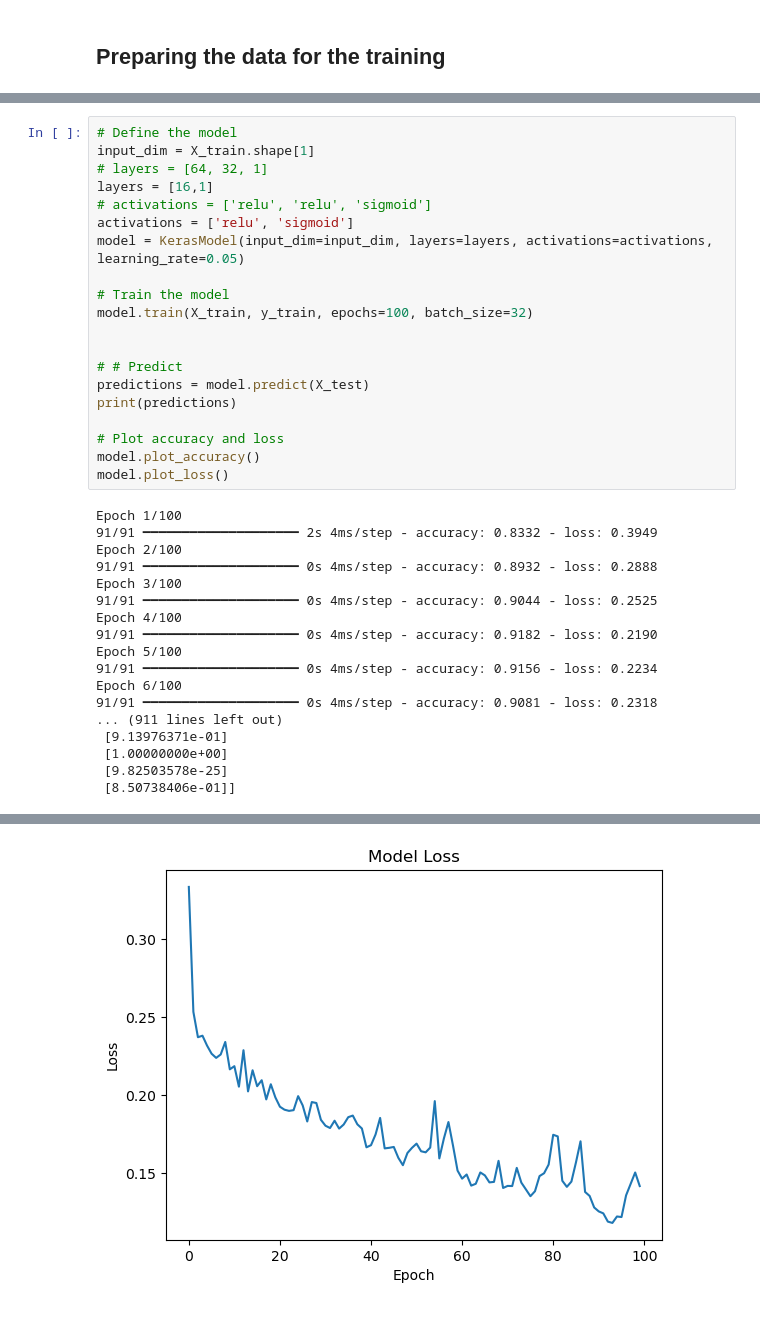
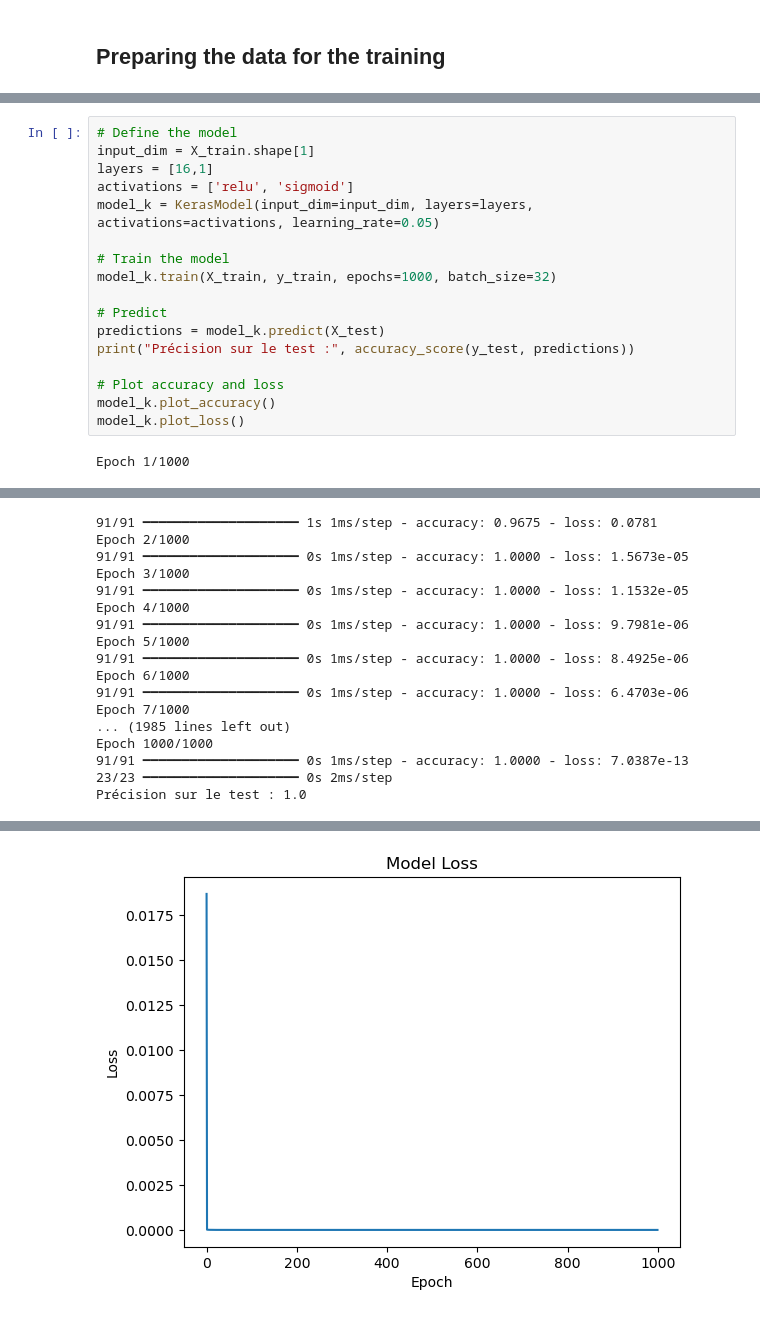
Before and after one commit to Feinst69/ANN-playground, a Jupyter notebook: model_test.ipynb, the cells around one changed output, grey strips where cells are left out. Saved outputs shown, nothing was run; the diff lists cells and outputs as text.

```diff
--- a/model_test.ipynb
+++ b/model_test.ipynb
@@ -65,38 +105,19 @@ X_train, X_test, y_train, y_test = train_test_split(X, y, test_size=0.2, random_
 # %%
 # Define the model
 input_dim = X_train.shape[1]
-# layers = [64, 32, 1]
 layers = [16,1]
-# activations = ['relu', 'relu', 'sigmoid']
 activations = ['relu', 'sigmoid']
-model = KerasModel(input_dim=input_dim, layers=layers, activations=activations, learning_rate=0.05)
+model_k = KerasModel(input_dim=input_dim, layers=layers, activations=activations, learning_rate=0.05)
 
 # Train the model
-model.train(X_train, y_train, epochs=100, batch_size=32)
+model_k.train(X_train, y_train, epochs=1000, batch_size=32)
 
-
-# # Predict
-predictions = model.predict(X_test)
-print(predictions)
+# Predict
+predictions = model_k.predict(X_test)
+print("Précision sur le test :", accuracy_score(y_test, predictions))
 
 # Plot accuracy and loss
-model.plot_accuracy()
-model.plot_loss()
+model_k.plot_accuracy()
+model_k.plot_loss()
 # %% [output]
-Epoch 1/100
-91/91 ━━━━━━━━━━━━━━━━━━━━ 2s 4ms/step - accuracy: 0.8332 - loss: 0.3949
-Epoch 2/100
-91/91 ━━━━━━━━━━━━━━━━━━━━ 0s 4ms/step - accuracy: 0.8932 - loss: 0.2888
-Epoch 3/100
-91/91 ━━━━━━━━━━━━━━━━━━━━ 0s 4ms/step - accuracy: 0.9044 - loss: 0.2525
-Epoch 4/100
-91/91 ━━━━━━━━━━━━━━━━━━━━ 0s 4ms/step - accuracy: 0.9182 - loss: 0.2190
-Epoch 5/100
-91/91 ━━━━━━━━━━━━━━━━━━━━ 0s 4ms/step - accuracy: 0.9156 - loss: 0.2234
-Epoch 6/100
-91/91 ━━━━━━━━━━━━━━━━━━━━ 0s 4ms/step - accuracy: 0.9081 - loss: 0.2318
-... (911 lines left out)
- [9.13976371e-01]
- [1.00000000e+00]
- [9.82503578e-25]
- [8.50738406e-01]]
+Epoch 1/1000
@@ -102,0 +125,17 @@ Epoch 6/100
+91/91 ━━━━━━━━━━━━━━━━━━━━ 1s 1ms/step - accuracy: 0.9675 - loss: 0.0781
+Epoch 2/1000
+91/91 ━━━━━━━━━━━━━━━━━━━━ 0s 1ms/step - accuracy: 1.0000 - loss: 1.5673e-05
+Epoch 3/1000
+91/91 ━━━━━━━━━━━━━━━━━━━━ 0s 1ms/step - accuracy: 1.0000 - loss: 1.1532e-05
+Epoch 4/1000
+91/91 ━━━━━━━━━━━━━━━━━━━━ 0s 1ms/step - accuracy: 1.0000 - loss: 9.7981e-06
+Epoch 5/1000
+91/91 ━━━━━━━━━━━━━━━━━━━━ 0s 1ms/step - accuracy: 1.0000 - loss: 8.4925e-06
+Epoch 6/1000
+91/91 ━━━━━━━━━━━━━━━━━━━━ 0s 1ms/step - accuracy: 1.0000 - loss: 6.4703e-06
+Epoch 7/1000
+... (1985 lines left out)
+Epoch 1000/1000
+91/91 ━━━━━━━━━━━━━━━━━━━━ 0s 1ms/step - accuracy: 1.0000 - loss: 7.0387e-13
+23/23 ━━━━━━━━━━━━━━━━━━━━ 0s 2ms/step
+Précision sur le test : 1.0
@@ -104 +143 @@ Epoch 6/100
-[figure, old version]
+[figure, new version]
```
Also changed, not shown: parts of 13 cells of this notebook.
